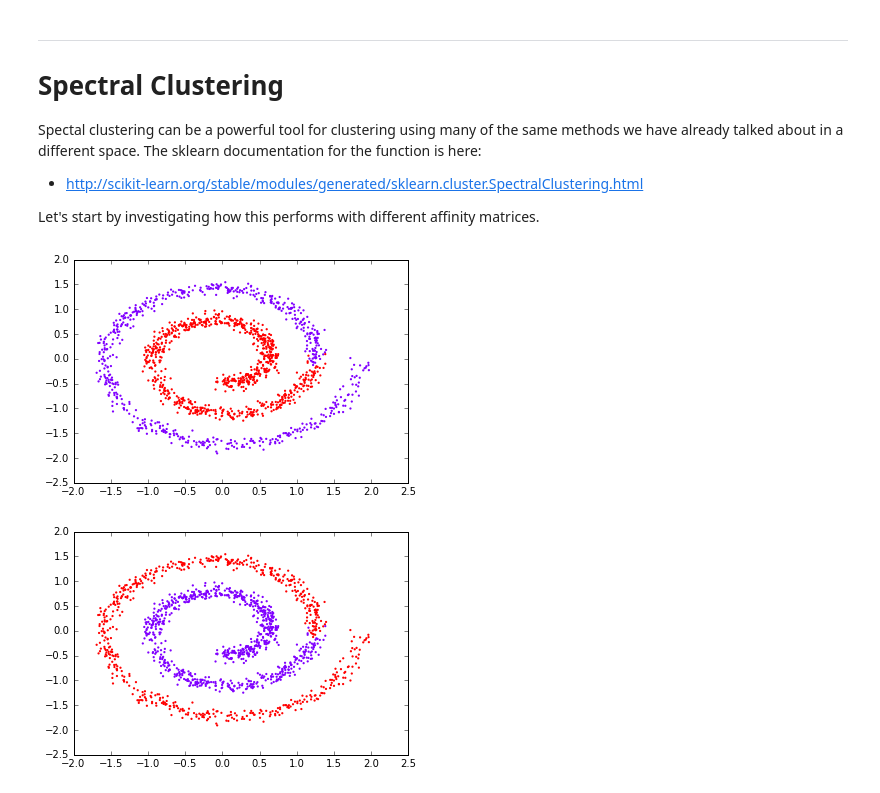
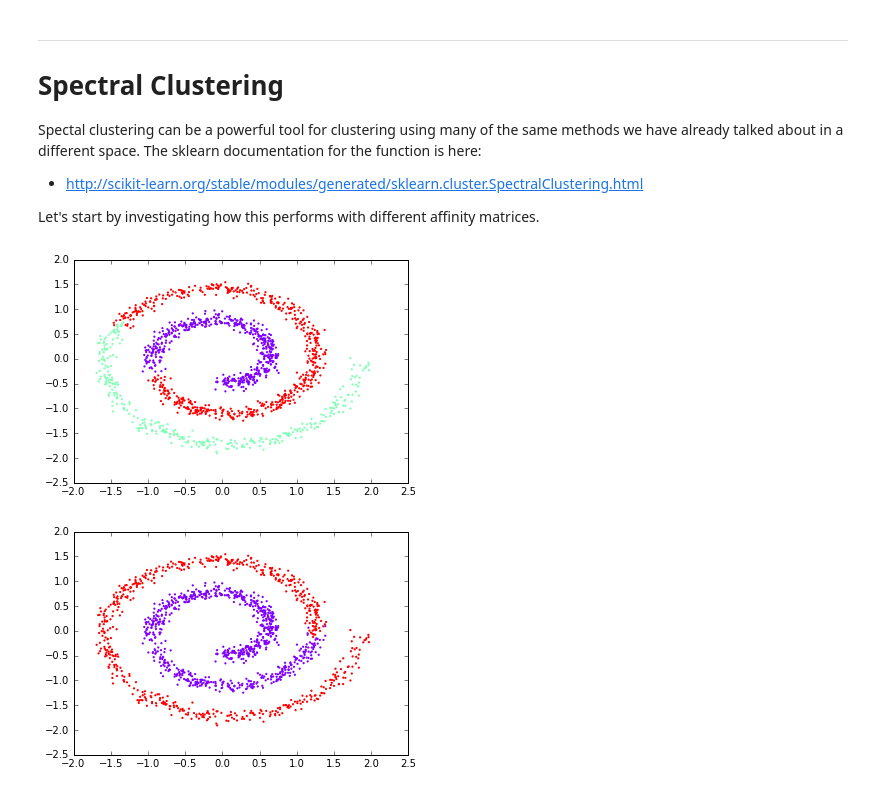
Before and after one commit to eclarson/DataMiningNotebooks, a Jupyter notebook: 11. More Clustering.ipynb, the cells around one changed output. Drawn from its saved outputs; the diff is of its cells as text; code cells hidden in the pictures.

```diff
--- a/11. More Clustering.ipynb
+++ b/11. More Clustering.ipynb
@@ -201,22 +202,22 @@ Let's start by investigating how this performs with different affinity matrices.
 # %%
 # an example using SpectralClustering, which assumes that the graphical data needs to be calculated from the structure
 from sklearn.cluster import SpectralClustering
 
 X = X2
-nclust = 2
+nclust = 3
 
 # If a string, this may be one of
 #  ‘nearest_neighbors’, ‘precomputed’, ‘rbf’
 #  or one of the kernels supported by sklearn.metrics.pairwise_kernels
 spc = SpectralClustering(n_clusters=nclust, affinity = 'nearest_neighbors')
 labels = spc.fit_predict(X)
 
 plt.scatter(X[:, 0], X[:, 1], c=labels,
                     cmap=plt.cm.rainbow, s=5, linewidths=0)
 
 plt.show()
 # %% [output]
-[figure, old version]
+[figure, new version]
 # %%
 # an example using precomputed affinity, which uses the actual proximity graph
 from sklearn.cluster import SpectralClustering
```
Also changed, not shown: parts of 9 cells of this notebook, 5 other files.
